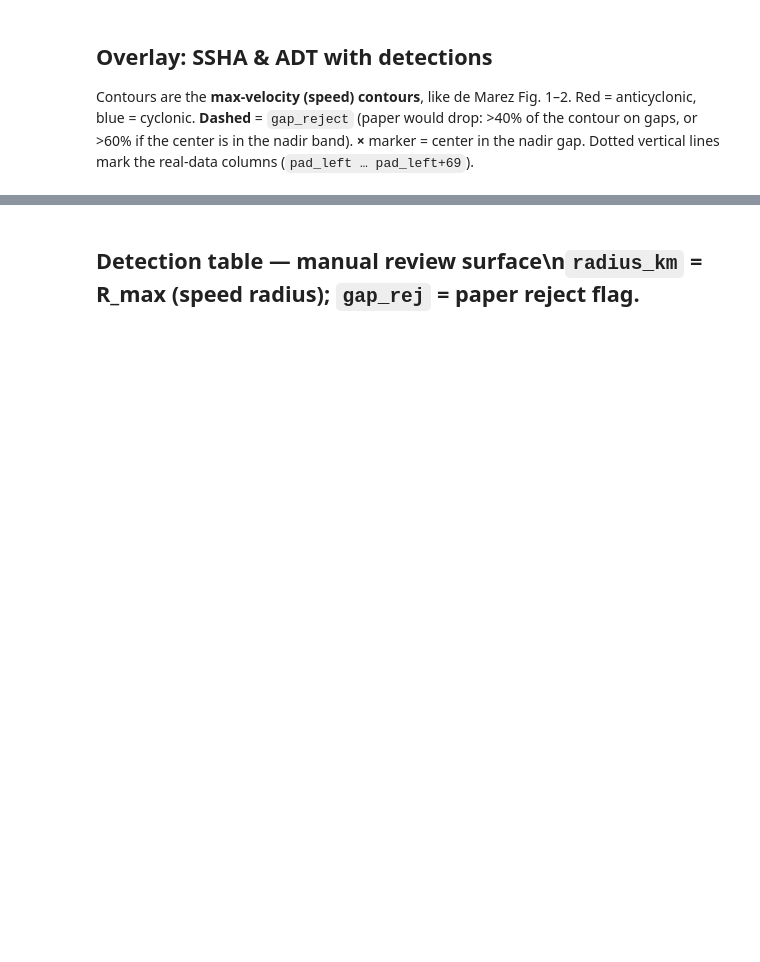
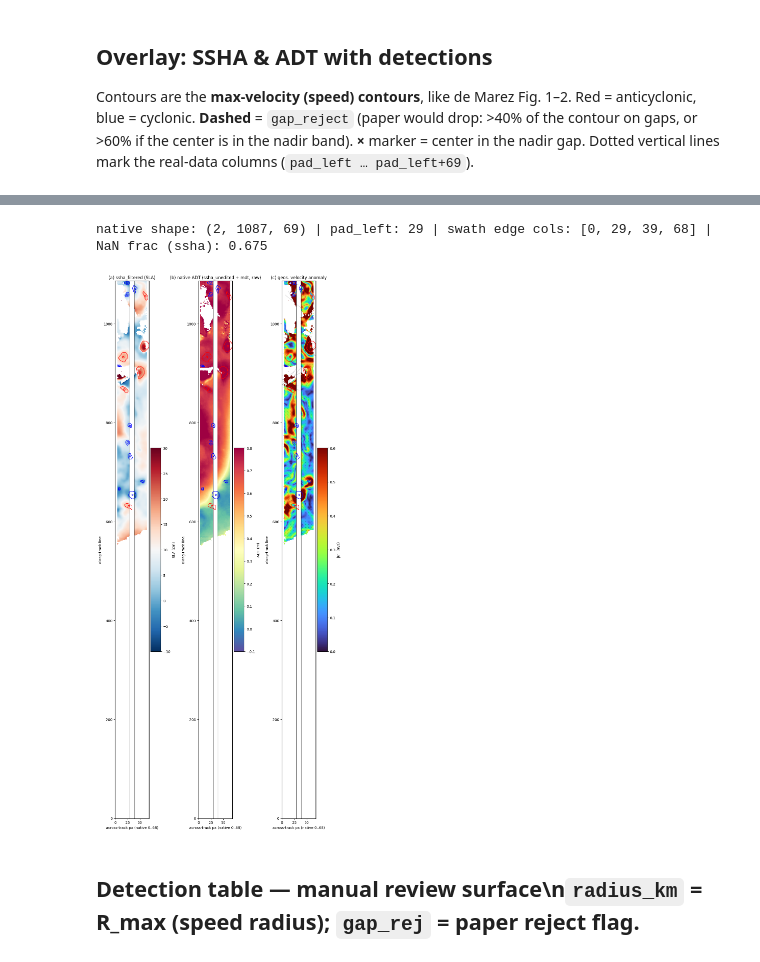
Before and after one commit to Originaljsx/swot-eddy-ml, a Jupyter notebook: notebooks/01_validate_pass.ipynb, the cells around one changed output, grey strips where cells are left out. Saved outputs shown, nothing was run; the diff lists cells and outputs as text; code cells hidden in the pictures; blank space fills up the shorter version.

```diff
--- a/notebooks/01_validate_pass.ipynb
+++ b/notebooks/01_validate_pass.ipynb
@@ -100,3 +191,48 @@ plt.tight_layout(); plt.show()
+# %%
+import xarray as xr
+
+var_map = cfg["product"]["variables"][cfg["product"]["product_version"]]
+with xr.open_dataset(str(path)) as ds_raw:
+    ds_c, _ = pp.crop_to_region(ds_raw, cfg["region"])
+    native, _, _ = pp.compute_channels(ds_c, var_map, quality_max=None)  # (2, L, 69) RAW
+    ua, va = pp.geostrophic_anomaly_uv(ds_c, var_map)                    # (L, 69) ugosa, vgosa [m/s]
+    edge_cols = pp.swath_edge_cols(ds_c)                                 # 4 swath edges (native cols)
+speed_a = np.hypot(ua, va)
+print("native shape:", native.shape, "| pad_left:", pad_left, "| swath edge cols:", edge_cols,
+      "| NaN frac (ssha):", round(float(np.isnan(native[0]).mean()), 3))
+
+def overlay_native(ax, fld2d, title, cmap, vmin, vmax, scale, label, quiver=False):
+    # aspect="equal" -> native 2-km pixel proportions (true swath shape, undistorted)
+    im = ax.imshow(fld2d * scale, cmap=cmap, vmin=vmin, vmax=vmax, origin="lower", aspect="equal")
+    for c in edge_cols:                                       # 4 SWOT swath-edge lines
+        ax.axvline(c, color="k", lw=0.8)
+    if quiver:                                                # anomaly velocity vectors (real obs only)
+        s = 6
+        XX, YY = np.meshgrid(np.arange(0, native.shape[2], s), np.arange(0, native.shape[1], s))
+        ax.quiver(XX, YY, ua[::s, ::s], va[::s, ::s], color="k",
+                  angles="xy", scale_units="xy", scale=0.06, width=0.0018, pivot="mid")
+    for d in dets:
+        c = "red" if d.polarity == "anticyclonic" else "blue"
+        ls = "--" if d.gap_reject else "-"
+        if d.contour_pix:
+            cl = np.array(d.contour_pix, dtype="f8"); cl[:, 1] -= pad_left   # padded -> native col
+            ax.plot(cl[:, 1], cl[:, 0], color=c, lw=1.2, ls=ls)
+        mk = "x" if d.center_in_nadir else ("s" if d.gap_reject else "o")
+        ax.plot(d.center_col - pad_left, d.center_line, mk, color=c, ms=5, mfc="none", mew=1.4)
+    ax.set_xlim(-0.5, native.shape[2] - 0.5)
+    ax.set_title(title); ax.set_xlabel("across-track px (native 0..68)"); ax.set_ylabel("along-track line")
+    fig.colorbar(im, ax=ax, shrink=0.8, pad=0.02).set_label(label)
+
+# 4 black lines = SWOT swath edges (2 outer + 2 nadir-gap borders). (c) = velocity anomaly +
+# ugosa/vgosa vectors (like geostrophic.py fig 2); arrows only where real data exists.
+fig, ax = plt.subplots(1, 3, figsize=(10, 22))
+overlay_native(ax[0], native[0], "(a) ssha_filtered (SLA)", "RdBu_r", -10, 30, 100, "SLA (cm)")
+overlay_native(ax[1], native[1], "(b) native ADT (ssha_unedited + mdt, raw)", "Spectral_r", -0.1, 0.8, 1.0, "ADT (m)")
+overlay_native(ax[2], speed_a, "(c) geos. velocity anomaly", "turbo", 0, 0.6, 1.0, "|u'| (m/s)", quiver=True)
+plt.tight_layout(); plt.show()
+# %% [output]
+native shape: (2, 1087, 69) | pad_left: 29 | swath edge cols: [0, 29, 39, 68] | NaN frac (ssha): 0.675
+[figure, added]
 # %% [markdown]
 ## Detection table — manual review surface\n`radius_km` = R_max (speed radius); `gap_rej` = paper reject flag.
 # %%
```
Also changed, not shown: parts of 21 cells of this notebook, 11 other files.
